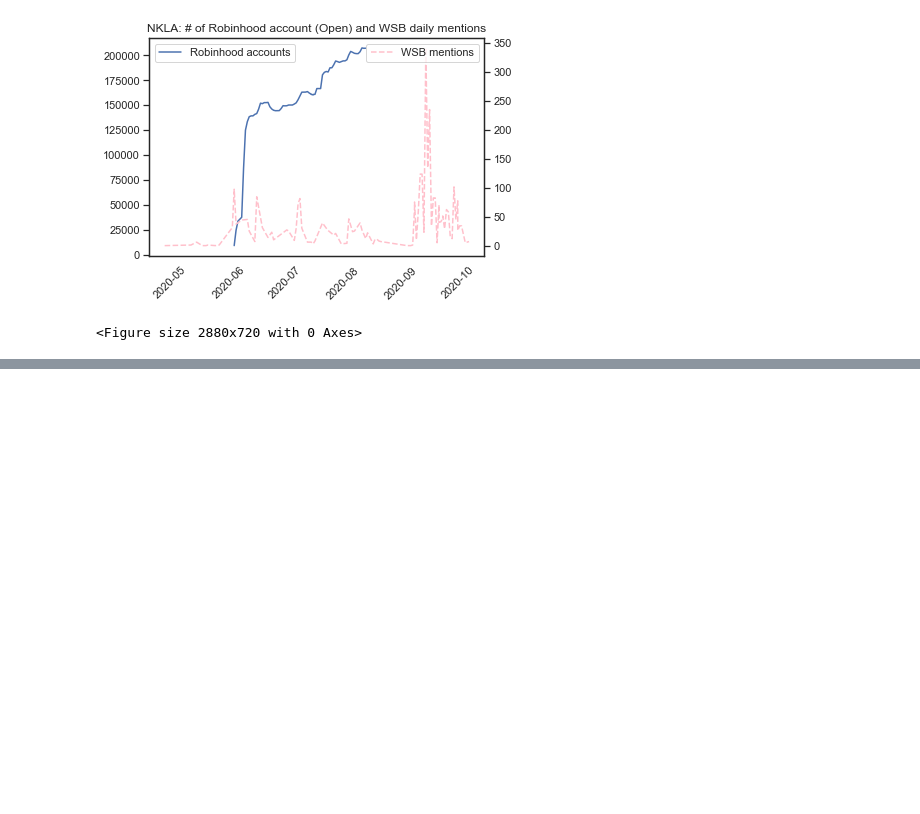
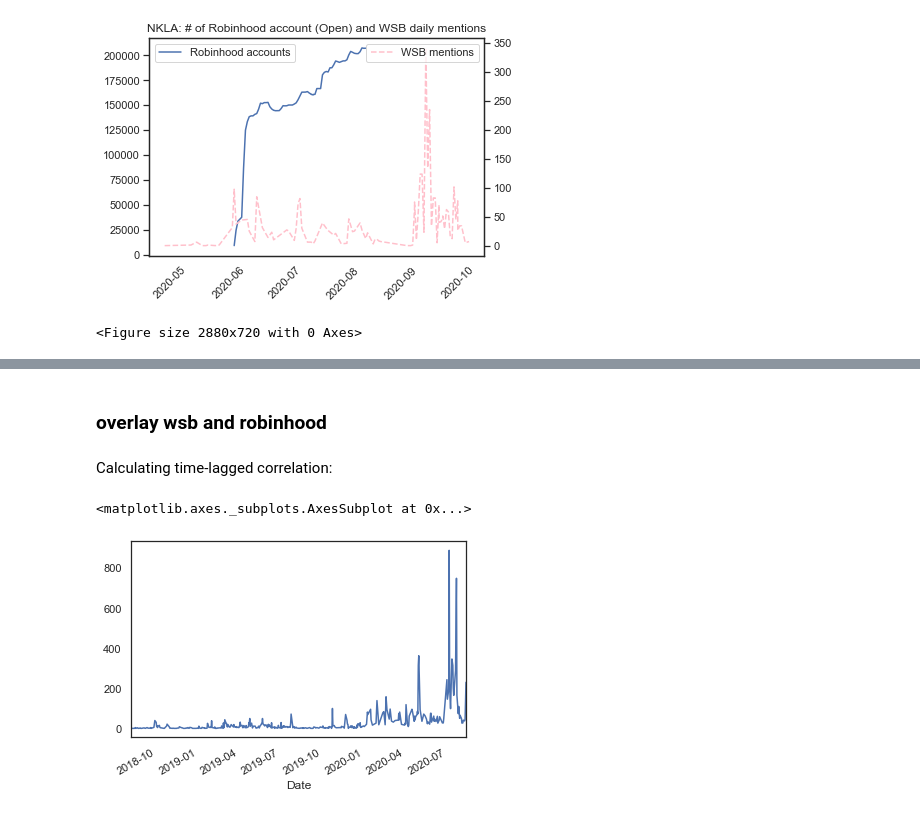
Before and after one commit to DS4A-mathemagicians/robintrack, a Jupyter notebook: robintrack analysis.ipynb, the cells around one changed output, grey strips where cells are left out. Cells and saved outputs as stored; diff of their text form; code cells hidden in the pictures; blank space fills up the shorter version.

```diff
--- a/robintrack analysis.ipynb
+++ b/robintrack analysis.ipynb
@@ -760,0 +955,2 @@ for ticker in tickers:
+# %%
+aligned_user_df.set_index(['timestamp'], inplace = True)
@@ -760,0 +959,23 @@ for ticker in tickers:
+# %% [markdown]
+### overlay wsb and robinhood
+# %%
+aligned_user_df['Date'] = aligned_user_df.index.date
+aligned_user_df['Hour'] = aligned_user_df.index.hour
+# %%
+ticker = 'TSLA'
+def get_ticker_df(ticker):
+    ticker_df = pd.DataFrame(aligned_user_df[[ticker, 'Date', 'Hour']], index = aligned_user_df.index)
+    df = ticker_df.groupby('Date').apply(lambda x: x[x['Hour'] == 9])
+    df.index = df.index.droplevel(level = 1)
+    return(df)
+# %% [markdown]
+Calculating time-lagged correlation:
+# %%
+wsb = get_wsb(ticker)
+df = get_ticker_df(ticker)
+joined_df = df.join(wsb).dropna()
+# %%
+joined_df.Count.plot()
+# %% [output]
+<matplotlib.axes._subplots.AxesSubplot at 0x...>
+[figure, added]
```
Also changed, not shown: parts of 92 cells of this notebook.
